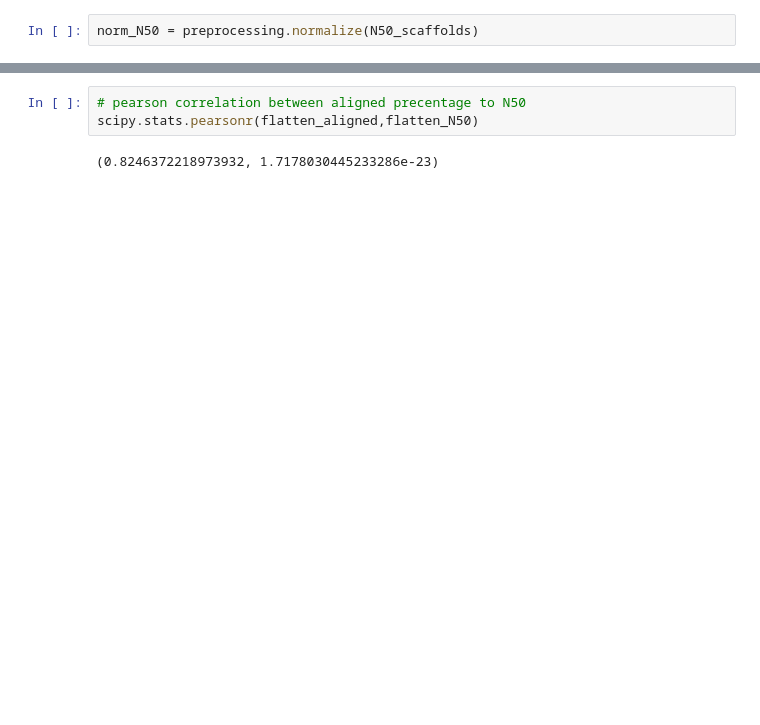
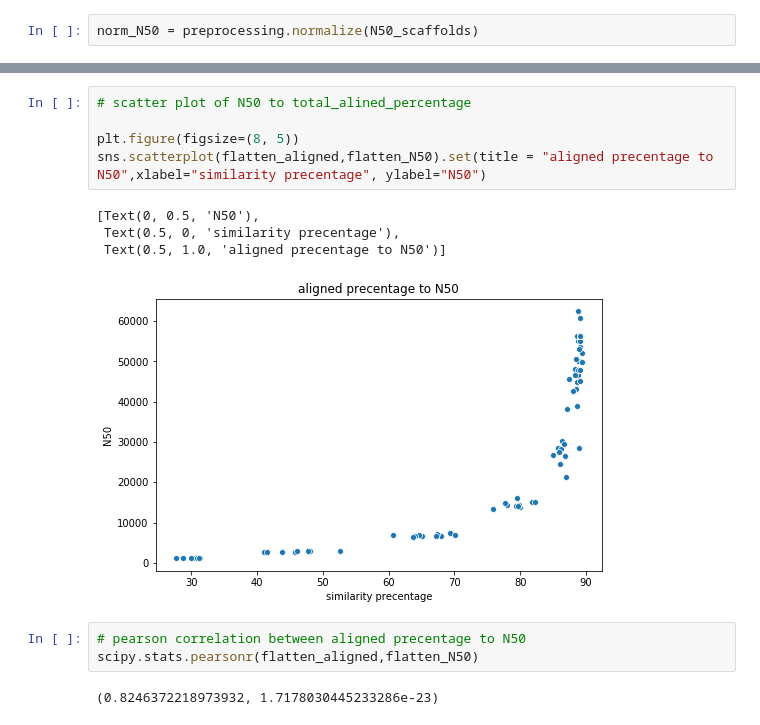
Before and after one commit to roysh1993/bioinformatics_final, a Jupyter notebook: plots_notebook.ipynb, the cells around one changed output, grey strips where cells are left out. Cells and saved outputs as stored; diff of their text form; blank space fills up the shorter version.

```diff
--- a/plots_notebook.ipynb
+++ b/plots_notebook.ipynb
@@ -50,3 +61,13 @@ Text(0.5, 1.0, 'aligned precentage to N50')
+# %%
+# scatter plot of N50 to total_alined_percentage
+
+plt.figure(figsize=(8, 5))
+sns.scatterplot(flatten_aligned,flatten_N50).set(title = "aligned precentage to N50",xlabel="similarity precentage", ylabel="N50")
+# %% [output]
+[Text(0, 0.5, 'N50'),
+ Text(0.5, 0, 'similarity precentage'),
+ Text(0.5, 1.0, 'aligned precentage to N50')]
+[figure, added]
 # %%
 # pearson correlation between aligned precentage to N50
 scipy.stats.pearsonr(flatten_aligned,flatten_N50)
```
Also changed, not shown: parts of 3 cells of this notebook.
